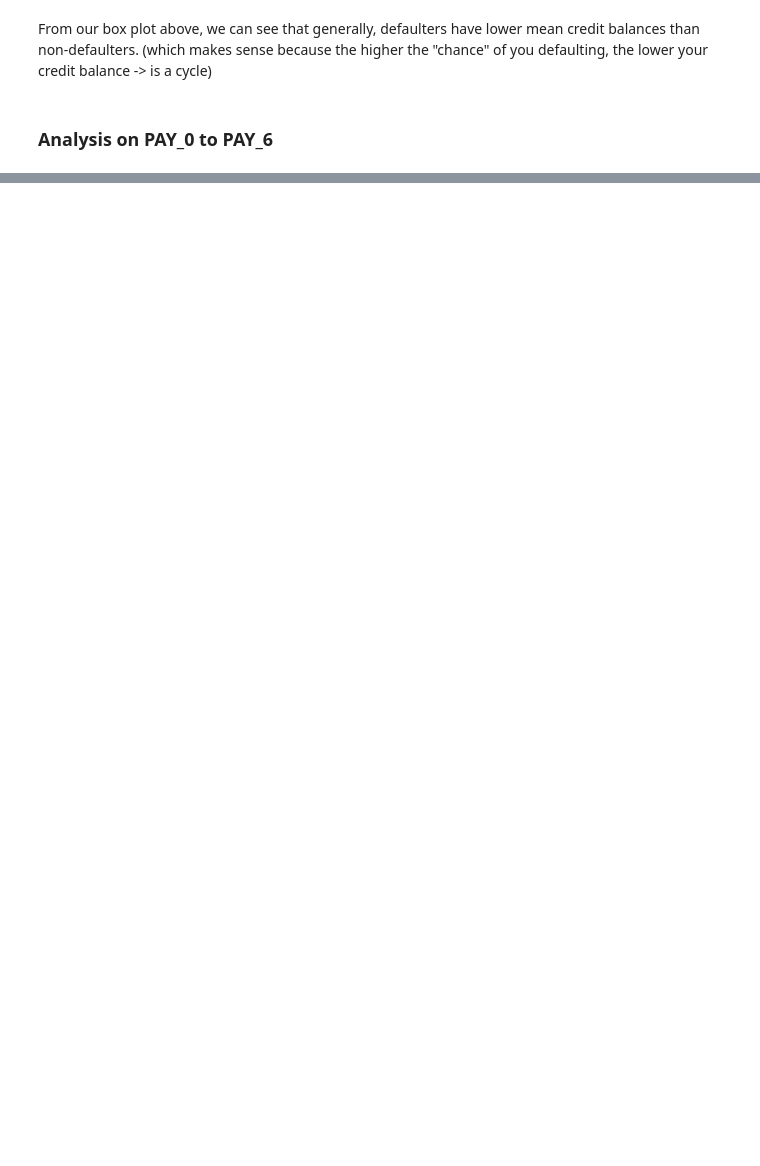
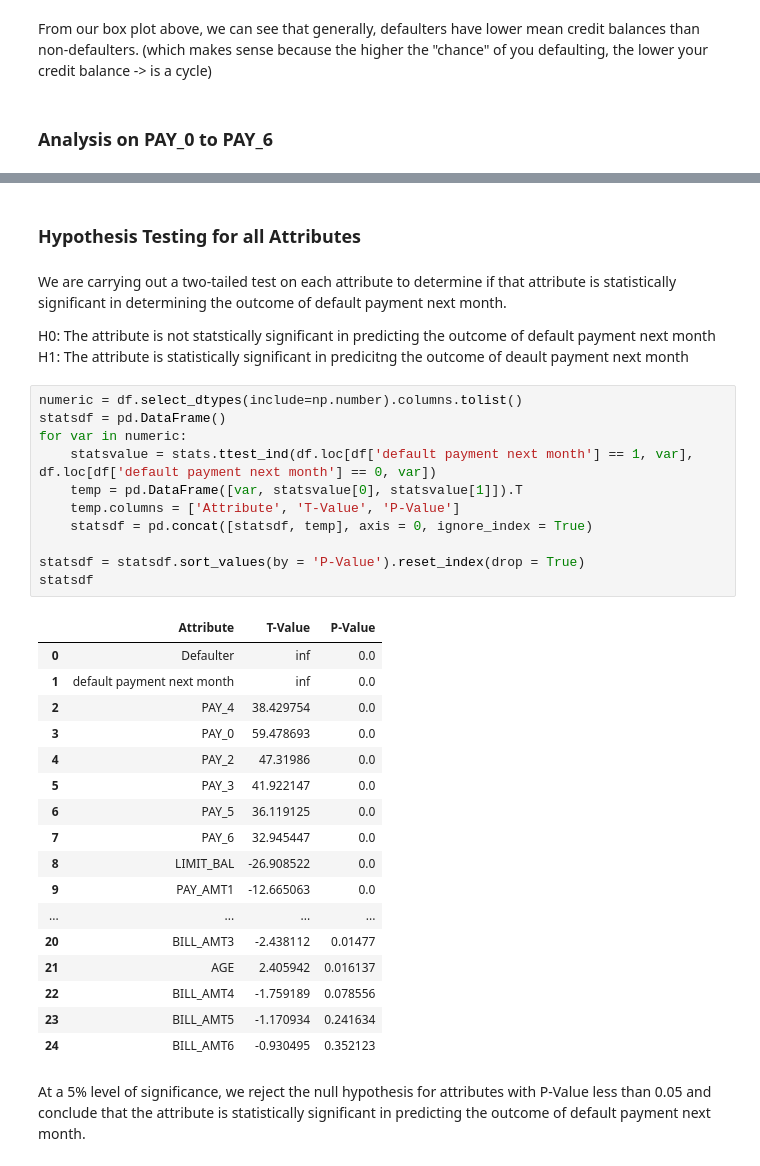
Before and after one commit to elvern18/Credit-Card-Default, a Jupyter notebook: BT2103 Project.ipynb, the cells around one changed output, grey strips where cells are left out. Drawn from its saved outputs; the diff is of its cells as text; blank space fills up the shorter version.

Commit message:
added hypo testing

```diff
--- a/BT2103 Project.ipynb
+++ b/BT2103 Project.ipynb
@@ -199,0 +353,38 @@ plt.title("Target Distribution")
+# %% [markdown]
+### Hypothesis Testing for all Attributes
+# %% [markdown]
+We are carrying out a two-tailed test on each attribute to determine if that attribute is statistically significant in determining the outcome of default payment next month.
+
+H0: The attribute is not statstically significant in predicting the outcome of default payment next month
+H1: The attribute is statistically significant in predicitng the outcome of deault payment next month
+# %%
+numeric = df.select_dtypes(include=np.number).columns.tolist()
+statsdf = pd.DataFrame()
+for var in numeric:
+    statsvalue = stats.ttest_ind(df.loc[df['default payment next month'] == 1, var], df.loc[df['default payment next month'] == 0, var])
+    temp = pd.DataFrame([var, statsvalue[0], statsvalue[1]]).T
+    temp.columns = ['Attribute', 'T-Value', 'P-Value']
+    statsdf = pd.concat([statsdf, temp], axis = 0, ignore_index = True)
+
+statsdf = statsdf.sort_values(by = 'P-Value').reset_index(drop = True)
+statsdf
+# %% [output]
+|  | Attribute | T-Value | P-Value |
+| 0 | Defaulter | inf | 0.0 |
+| 1 | default payment next month | inf | 0.0 |
+| 2 | PAY_4 | 38.429754 | 0.0 |
+| 3 | PAY_0 | 59.478693 | 0.0 |
+| 4 | PAY_2 | 47.31986 | 0.0 |
+| 5 | PAY_3 | 41.922147 | 0.0 |
+| 6 | PAY_5 | 36.119125 | 0.0 |
+| 7 | PAY_6 | 32.945447 | 0.0 |
+| 8 | LIMIT_BAL | -26.908522 | 0.0 |
+| 9 | PAY_AMT1 | -12.665063 | 0.0 |
+| ... | ... | ... | ... |
+| 20 | BILL_AMT3 | -2.438112 | 0.01477 |
+| 21 | AGE | 2.405942 | 0.016137 |
+| 22 | BILL_AMT4 | -1.759189 | 0.078556 |
+| 23 | BILL_AMT5 | -1.170934 | 0.241634 |
+| 24 | BILL_AMT6 | -0.930495 | 0.352123 |
+# %% [markdown]
+At a 5% level of significance, we reject the null hypothesis for attributes with P-Value less than 0.05 and conclude that the attribute is statistically significant in predicting the outcome of default payment next month.
```
Also changed, not shown: parts of 23 cells of this notebook.
